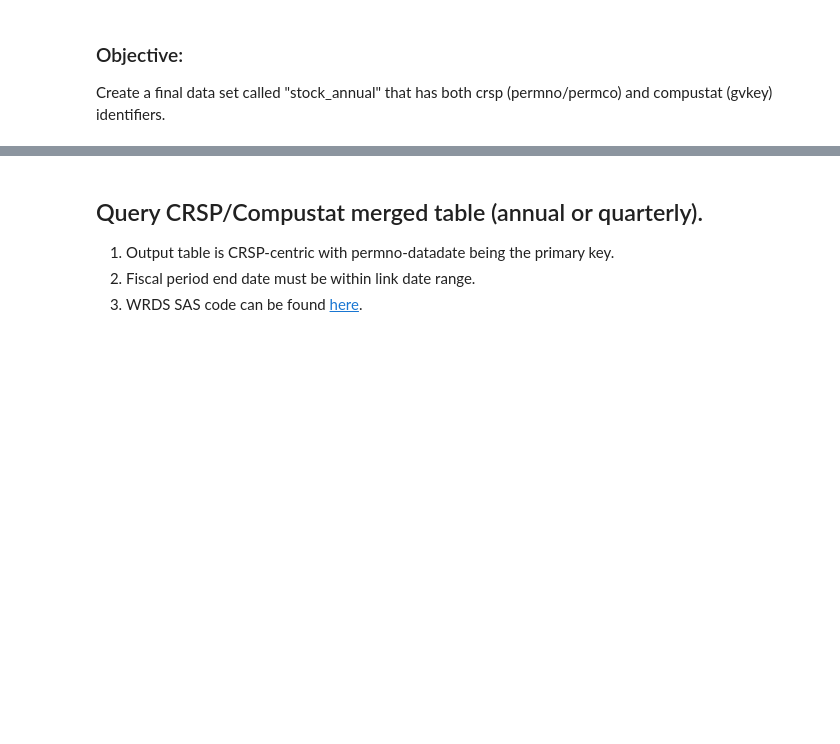
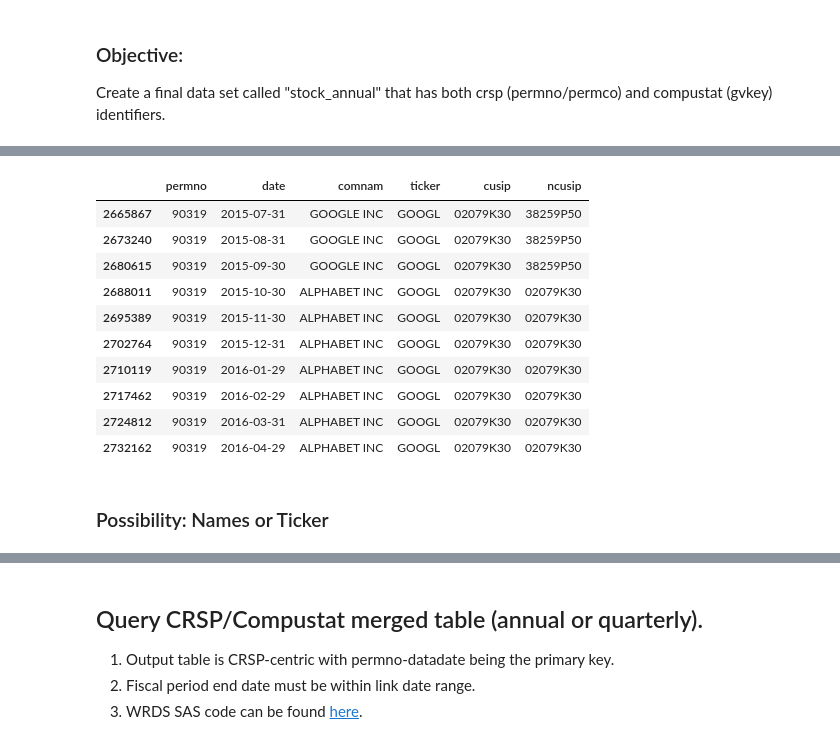
Before and after one commit to kburr97/big_data2023, a Jupyter notebook: lecture_notes/LectureNotes_04_Merge.ipynb, the cells around one changed output, grey strips where cells are left out. Saved outputs shown, nothing was run; the diff lists cells and outputs as text; code cells hidden in the pictures; blank space fills up the shorter version.

```diff
--- a/lecture_notes/LectureNotes_04_Merge.ipynb
+++ b/lecture_notes/LectureNotes_04_Merge.ipynb
@@ -24,0 +47,4 @@ Create a final data set called "stock_annual" that has both crsp (permno/permco)
+# %%
+# Load Compustat and CRSP data. Data downloaded in lecture notes 2 and 3.
+compa = pd.read_pickle('compa_annual.pkl')
+crspm = pd.read_pickle('crsp_monthly.pkl')
@@ -24,0 +77,16 @@ Create a final data set called "stock_annual" that has both crsp (permno/permco)
+# %%
+crspm[['permno', 'date', 'comnam', 'ticker', 'cusip', 'ncusip']][(crspm.permno==90319)][-90:-80]
+# %% [output]
+|  | permno | date | comnam | ticker | cusip | ncusip |
+| 2665867 | 90319 | 2015-07-31 | GOOGLE INC | GOOGL | 02079K30 | 38259P50 |
+| 2673240 | 90319 | 2015-08-31 | GOOGLE INC | GOOGL | 02079K30 | 38259P50 |
+| 2680615 | 90319 | 2015-09-30 | GOOGLE INC | GOOGL | 02079K30 | 38259P50 |
+| 2688011 | 90319 | 2015-10-30 | ALPHABET INC | GOOGL | 02079K30 | 02079K30 |
+| 2695389 | 90319 | 2015-11-30 | ALPHABET INC | GOOGL | 02079K30 | 02079K30 |
+| 2702764 | 90319 | 2015-12-31 | ALPHABET INC | GOOGL | 02079K30 | 02079K30 |
+| 2710119 | 90319 | 2016-01-29 | ALPHABET INC | GOOGL | 02079K30 | 02079K30 |
+| 2717462 | 90319 | 2016-02-29 | ALPHABET INC | GOOGL | 02079K30 | 02079K30 |
+| 2724812 | 90319 | 2016-03-31 | ALPHABET INC | GOOGL | 02079K30 | 02079K30 |
+| 2732162 | 90319 | 2016-04-29 | ALPHABET INC | GOOGL | 02079K30 | 02079K30 |
+# %% [markdown]
+### Possibility: Names or Ticker
```
Also changed, not shown: parts of 39 cells of this notebook.
